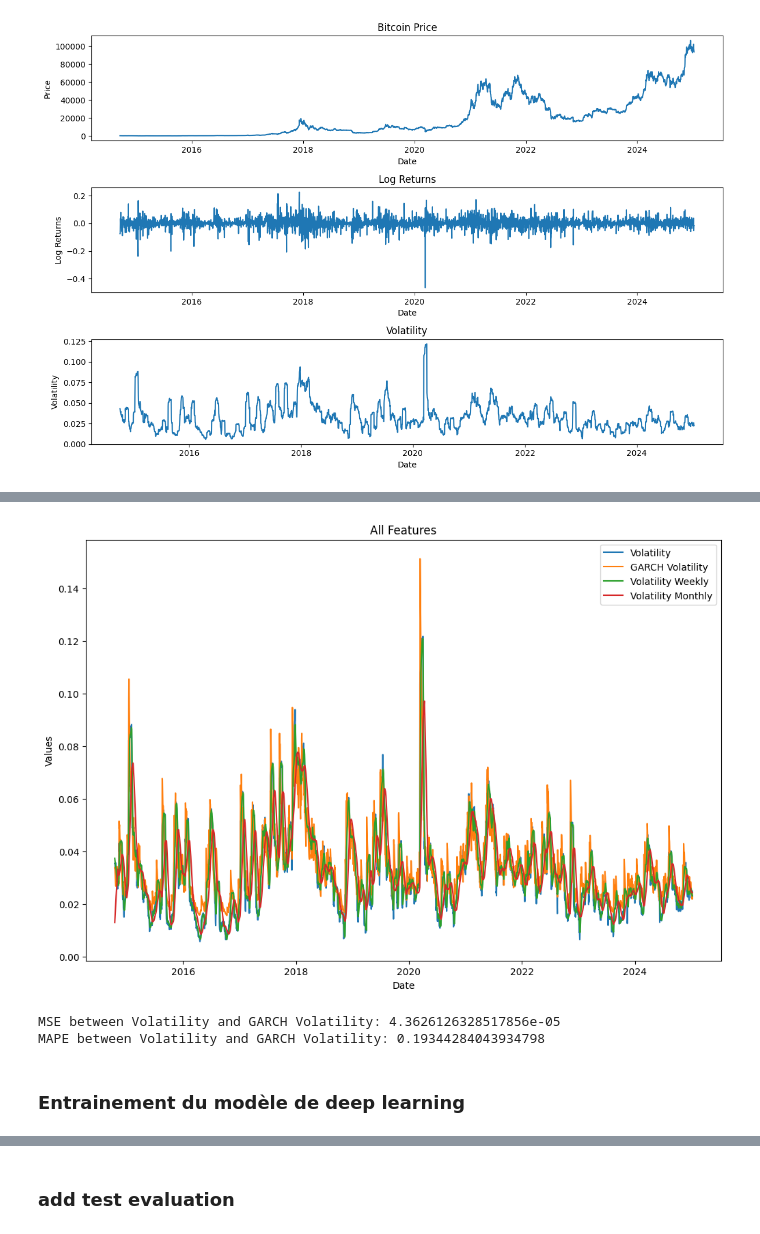
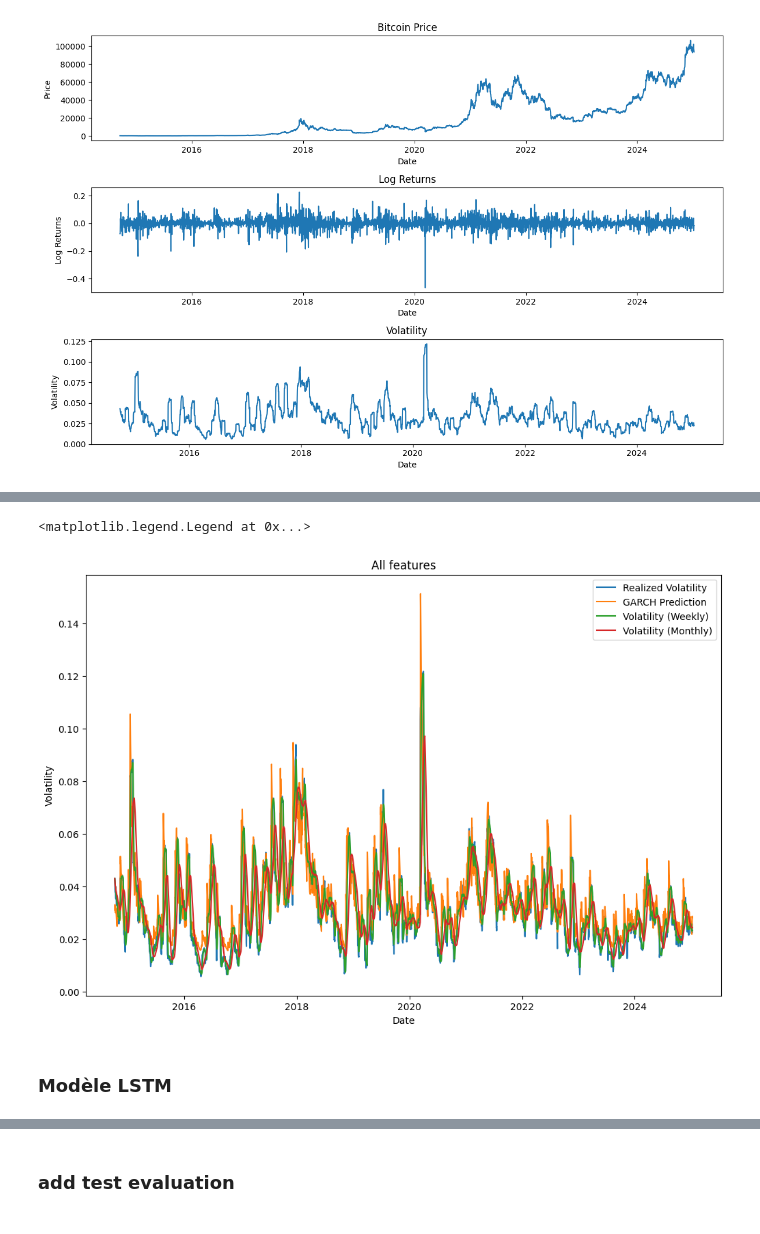
Before and after one commit to emmaebrl/crypto-volatility-lab, a Jupyter notebook: sandbox/explo_time_series.ipynb, the cells around one changed output, grey strips where cells are left out. Cells and saved outputs as stored; diff of their text form; code cells hidden in the pictures.

```diff
--- a/sandbox/explo_time_series.ipynb
+++ b/sandbox/explo_time_series.ipynb
@@ -118,0 +72,4 @@ Name: cond_vol, Length: 3747, dtype: float64
+# %%
+from crypto_volatility_lab.data_construction import FeaturesCreator
+features_creator = FeaturesCreator(data=bitcoin_data, date_column_name='Date', returns_column_name='Log Returns', volatility_column_name='Volatility')
+features = features_creator.create_features()
@@ -138,4 +116,0 @@ MSE: 4.36629984537833e-05
-# %%
-features = ts_creator.create_time_series_for_NN_training()
-print(features.shape)
-features.head(25)
@@ -161,28 +117,16 @@ features.head(25)
 # %%
-# plot all features on the same graph
-plt.figure(figsize=(12, 8))
-
-plt.plot(features["Date"], features["Volatility"], label="Volatility")
-plt.plot(features["Date"], features["GARCH Volatility"], label="GARCH Volatility")
-plt.plot(features["Date"], features["Volatility Weekly"], label="Volatility Weekly")
-plt.plot(features["Date"], features["Volatility Monthly"], label="Volatility Monthly")
-
-plt.title("All Features")
-plt.xlabel("Date")
-plt.ylabel("Values")
-plt.legend()
-plt.show()
-
-#mse between the volatility and the GARCH volatility
-mse = ((features["Volatility"] - features["GARCH Volatility"]) ** 2).mean()
-print(f"MSE between Volatility and GARCH Volatility: {mse}")
-
-# mape between the volatility and the GARCH volatility
-mape = (abs(features["Volatility"] - features["GARCH Volatility"]) / features["Volatility"]).mean()
-print(f"MAPE between Volatility and GARCH Volatility: {mape}")
+# all features
+fig, ax = plt.subplots(figsize=(12, 8))
+ax.plot(features["Date"], features["Volatility"], label="Realized Volatility")
+ax.plot(features["Date"], features["GARCH Volatility"], label="GARCH Prediction")
+ax.plot(features["Date"], features["Volatility (Weekly)"], label="Volatility (Weekly)")
+ax.plot(features["Date"], features["Volatility (Monthly)"], label="Volatility (Monthly)")
+ax.set_title("All features")
+ax.set_xlabel("Date")
+ax.set_ylabel("Volatility")
+ax.legend()
 # %% [output]
+<matplotlib.legend.Legend at 0x...>
-[figure, old version]
+[figure, new version]
-MSE between Volatility and GARCH Volatility: 4.3626126328517856e-05
-MAPE between Volatility and GARCH Volatility: 0.19344284043934798
-# %% [markdown]
-### Entrainement du modèle de deep learning
+# %% [markdown]
+### Modèle LSTM
```
Also changed, not shown: parts of 28 cells of this notebook, 7 other files.
